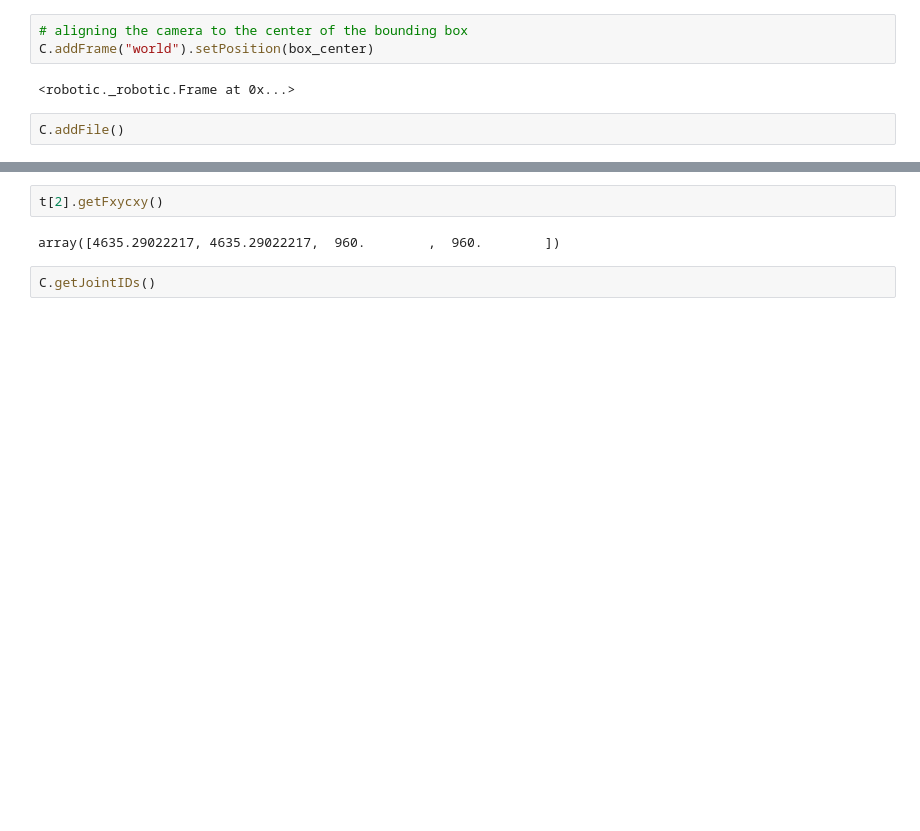
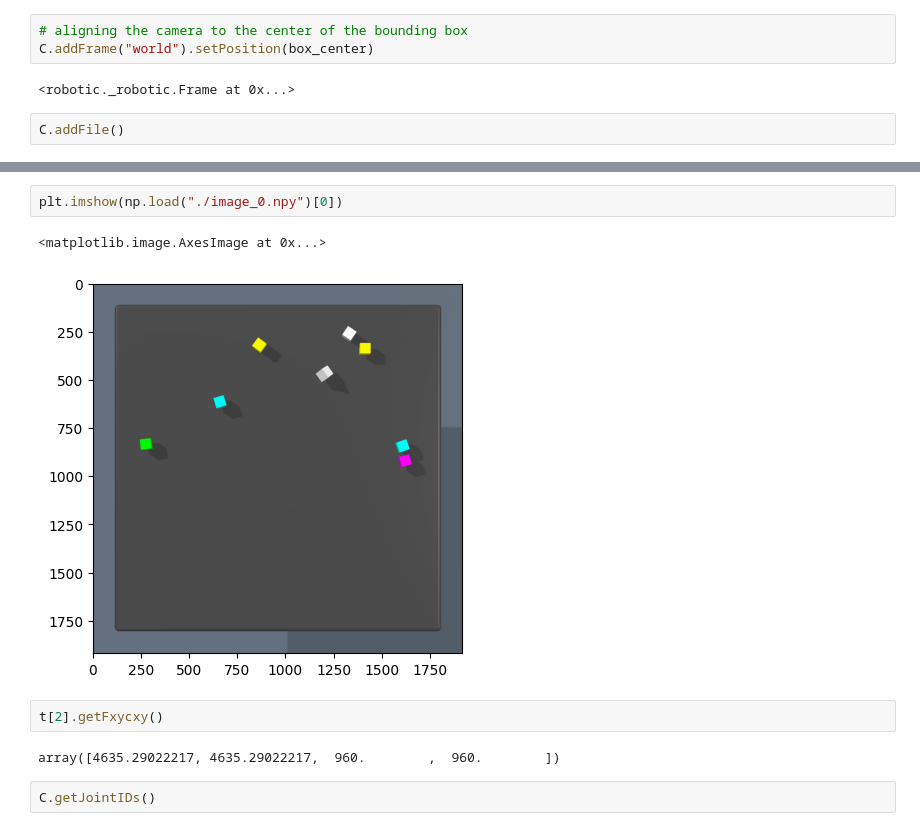
Before and after one commit to MahyarFardin/Voxel_manipulation, a Jupyter notebook: samples_of_each_environment/clutter_generator_RGBD_image_generator.ipynb, the cells around one changed output, grey strips where cells are left out. Drawn from its saved outputs; the diff is of its cells as text; blank space fills up the shorter version.

```diff
--- a/samples_of_each_environment/clutter_generator_RGBD_image_generator.ipynb
+++ b/samples_of_each_environment/clutter_generator_RGBD_image_generator.ipynb
@@ -122,3 +117,8 @@ STACK0 rai::LogToken::~LogToken()
+# %%
+plt.imshow(np.load("./image_0.npy")[0])
+# %% [output]
+<matplotlib.image.AxesImage at 0x...>
+[figure, added]
 # %%
 t[2].getFxycxy()
 # %% [output]
```
Also changed, not shown: parts of 3 cells of this notebook.
